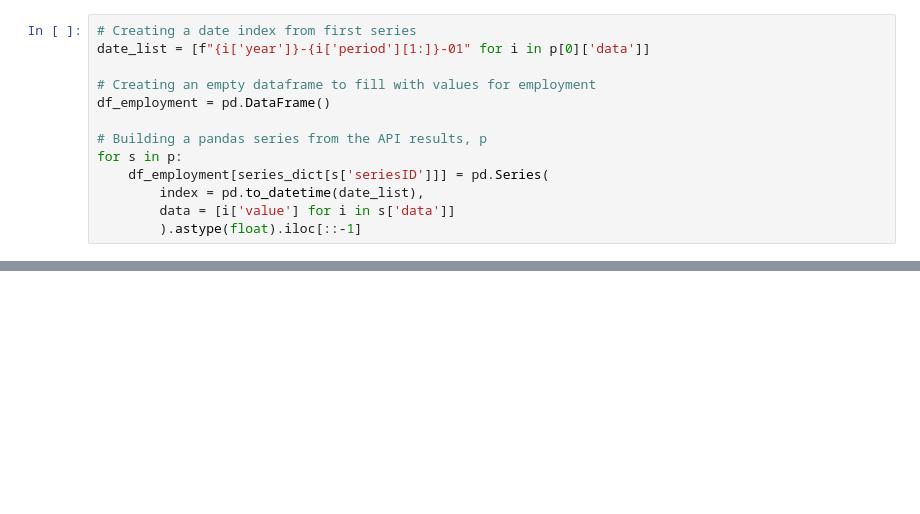
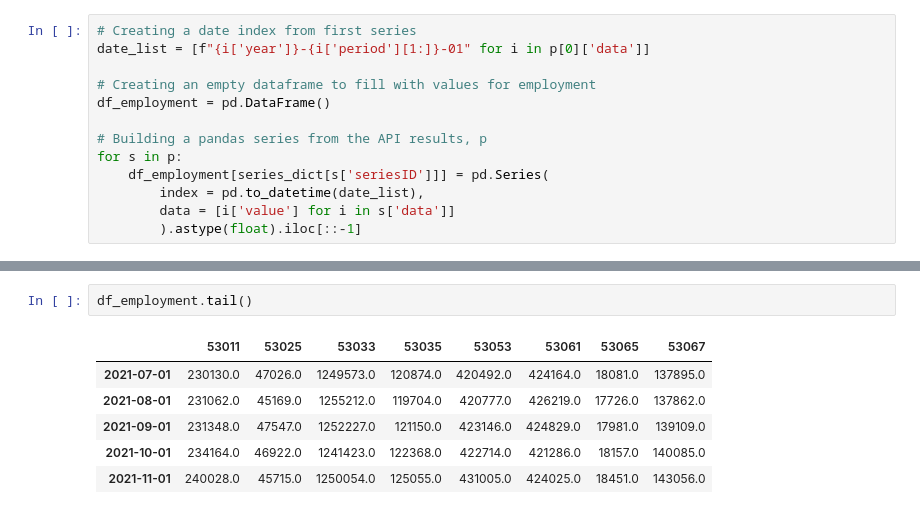
Before and after one commit to Summi-Khanna/Alpha-Dot-Housing-Market-Analysis, a Jupyter notebook: loadbls.ipynb, the cells around one changed output, grey strips where cells are left out. Drawn from its saved outputs; the diff is of its cells as text; blank space fills up the shorter version.

```diff
--- a/loadbls.ipynb
+++ b/loadbls.ipynb
@@ -265,0 +183,9 @@ for s in p:
+# %%
+df_employment.tail()
+# %% [output]
+|  | 53011 | 53025 | 53033 | 53035 | 53053 | 53061 | 53065 | 53067 |
+| 2021-07-01 | 230130.0 | 47026.0 | 1249573.0 | 120874.0 | 420492.0 | 424164.0 | 18081.0 | 137895.0 |
+| 2021-08-01 | 231062.0 | 45169.0 | 1255212.0 | 119704.0 | 420777.0 | 426219.0 | 17726.0 | 137862.0 |
+| 2021-09-01 | 231348.0 | 47547.0 | 1252227.0 | 121150.0 | 423146.0 | 424829.0 | 17981.0 | 139109.0 |
+| 2021-10-01 | 234164.0 | 46922.0 | 1241423.0 | 122368.0 | 422714.0 | 421286.0 | 18157.0 | 140085.0 |
+| 2021-11-01 | 240028.0 | 45715.0 | 1250054.0 | 125055.0 | 431005.0 | 424025.0 | 18451.0 | 143056.0 |
```
Also changed, not shown: parts of 14 cells of this notebook, 10 other files.
